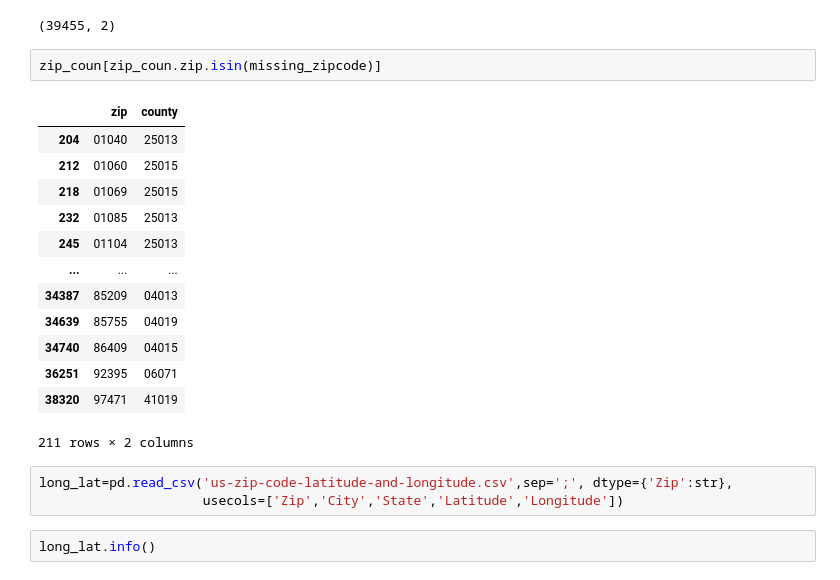
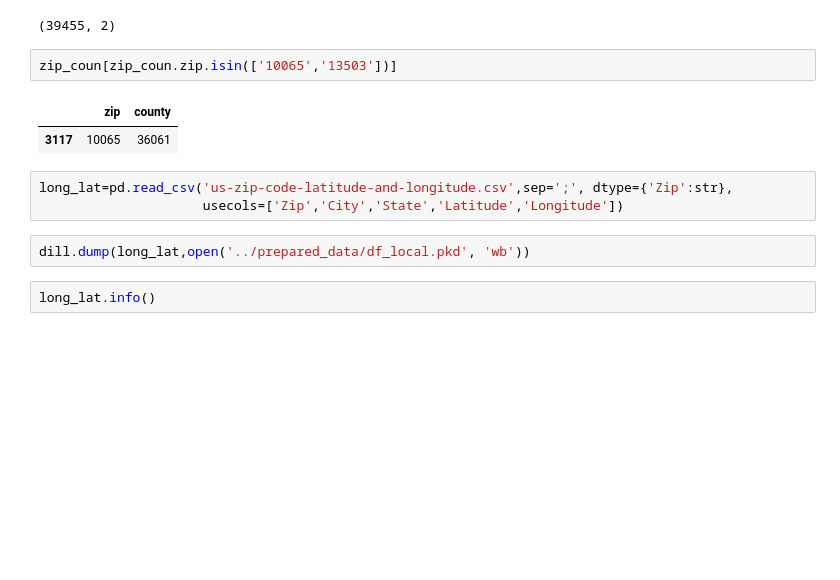
Before and after one commit to Camille2T/healthcare_costs_simulator, a Jupyter notebook: raw_inputs/Data wrangling.ipynb, the cells around one changed output. Saved outputs shown, nothing was run; the diff lists cells and outputs as text; blank space fills up the shorter version.

```diff
--- a/raw_inputs/Data wrangling.ipynb
+++ b/raw_inputs/Data wrangling.ipynb
@@ -177,24 +185,15 @@ zip_coun.shape
 # %% [output]
 (39455, 2)
 # %%
-zip_coun[zip_coun.zip.isin(missing_zipcode)]
+zip_coun[zip_coun.zip.isin(['10065','13503'])]
 # %% [output]
 |  | zip | county |
-| 204 | 01040 | 25013 |
-| 212 | 01060 | 25015 |
-| 218 | 01069 | 25015 |
-| 232 | 01085 | 25013 |
-| 245 | 01104 | 25013 |
-| ... | ... | ... |
-| 34387 | 85209 | 04013 |
-| 34639 | 85755 | 04019 |
-| 34740 | 86409 | 04015 |
-| 36251 | 92395 | 06071 |
-| 38320 | 97471 | 41019 |
+| 3117 | 10065 | 36061 |
-211 rows × 2 columns
 # %%
 long_lat=pd.read_csv('us-zip-code-latitude-and-longitude.csv',sep=';', dtype={'Zip':str},
                      usecols=['Zip','City','State','Latitude','Longitude'])
+# %%
+dill.dump(long_lat,open('../prepared_data/df_local.pkd', 'wb'))
 # %%
 long_lat.info()
 # %% [output]
```
Also changed, not shown: parts of 66 cells of this notebook, 43 other files.
